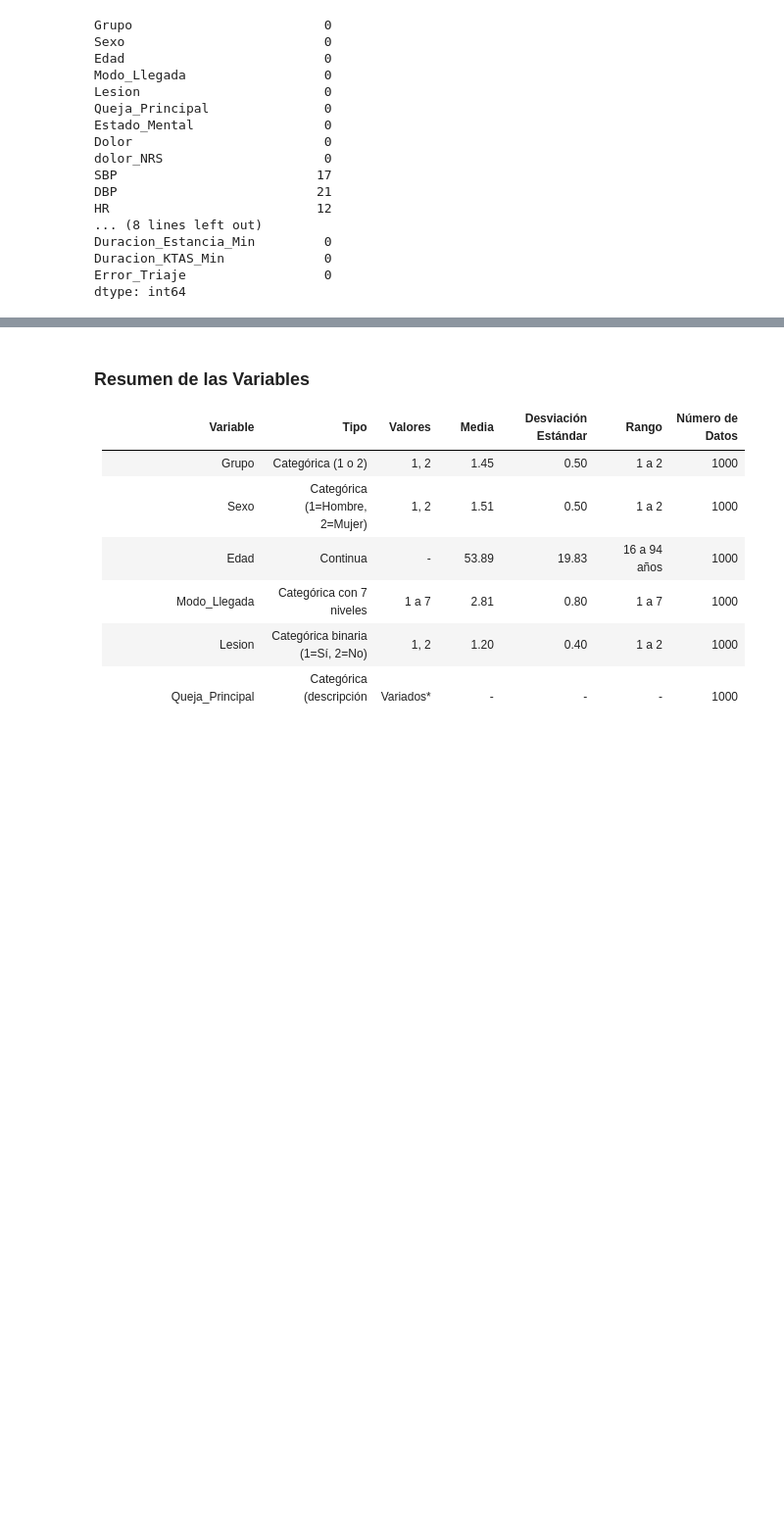
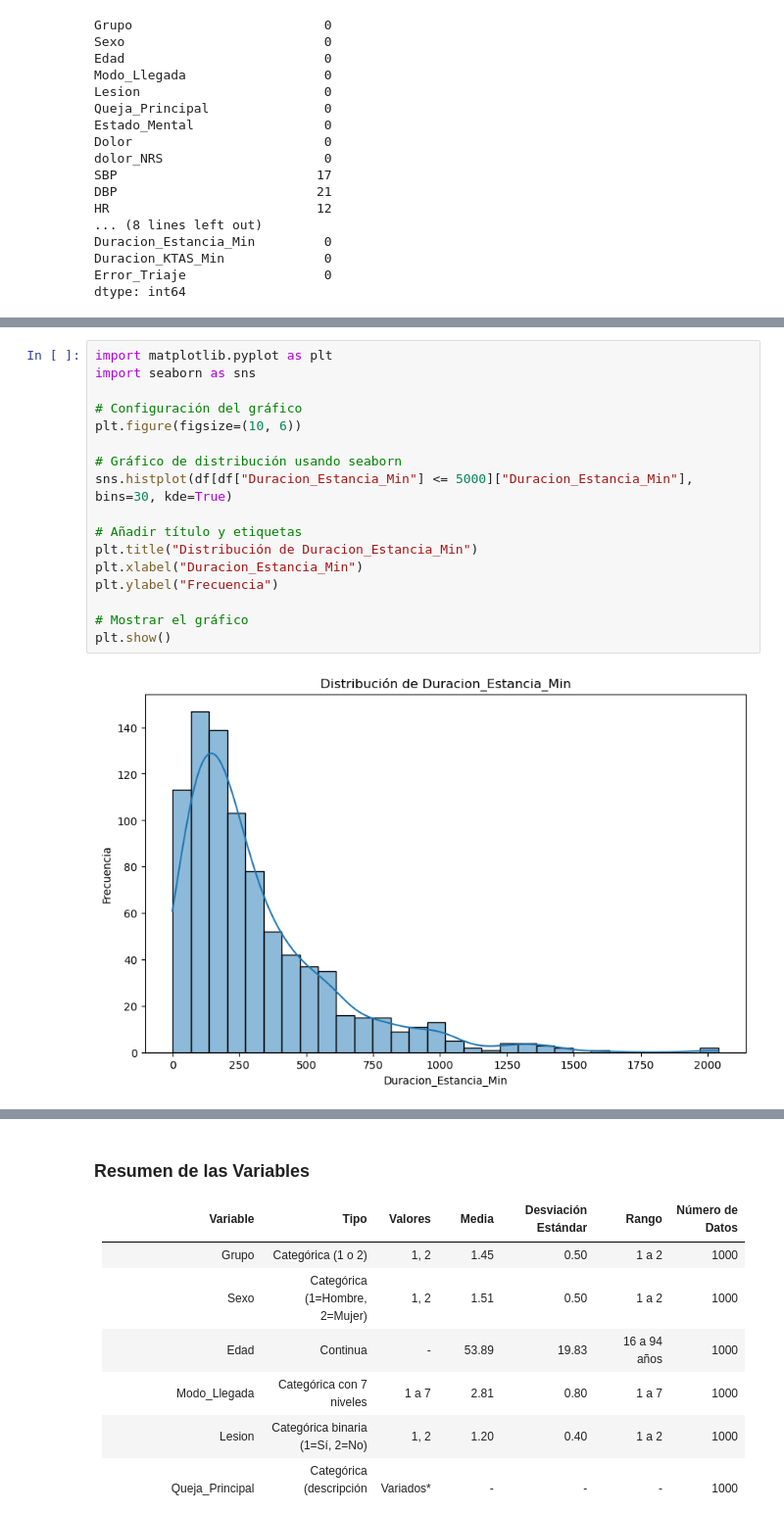
Before and after one commit to despinosaa/Lab1_G1, a Jupyter notebook: Lab1_codigo.ipynb, the cells around one changed output, grey strips where cells are left out. Shown at 98% size. Drawn from its saved outputs; the diff is of its cells as text; blank space fills up the shorter version.

```diff
--- a/Lab1_codigo.ipynb
+++ b/Lab1_codigo.ipynb
@@ -147,0 +199,19 @@ dtype: int64
+# %%
+import matplotlib.pyplot as plt
+import seaborn as sns
+
+# Configuración del gráfico
+plt.figure(figsize=(10, 6))
+
+# Gráfico de distribución usando seaborn
+sns.histplot(df[df["Duracion_Estancia_Min"] <= 5000]["Duracion_Estancia_Min"], bins=30, kde=True)
+
+# Añadir título y etiquetas
+plt.title("Distribución de Duracion_Estancia_Min")
+plt.xlabel("Duracion_Estancia_Min")
+plt.ylabel("Frecuencia")
+
+# Mostrar el gráfico
+plt.show()
+# %% [output]
+[figure, added]
```
Also changed, not shown: parts of 50 cells of this notebook.
